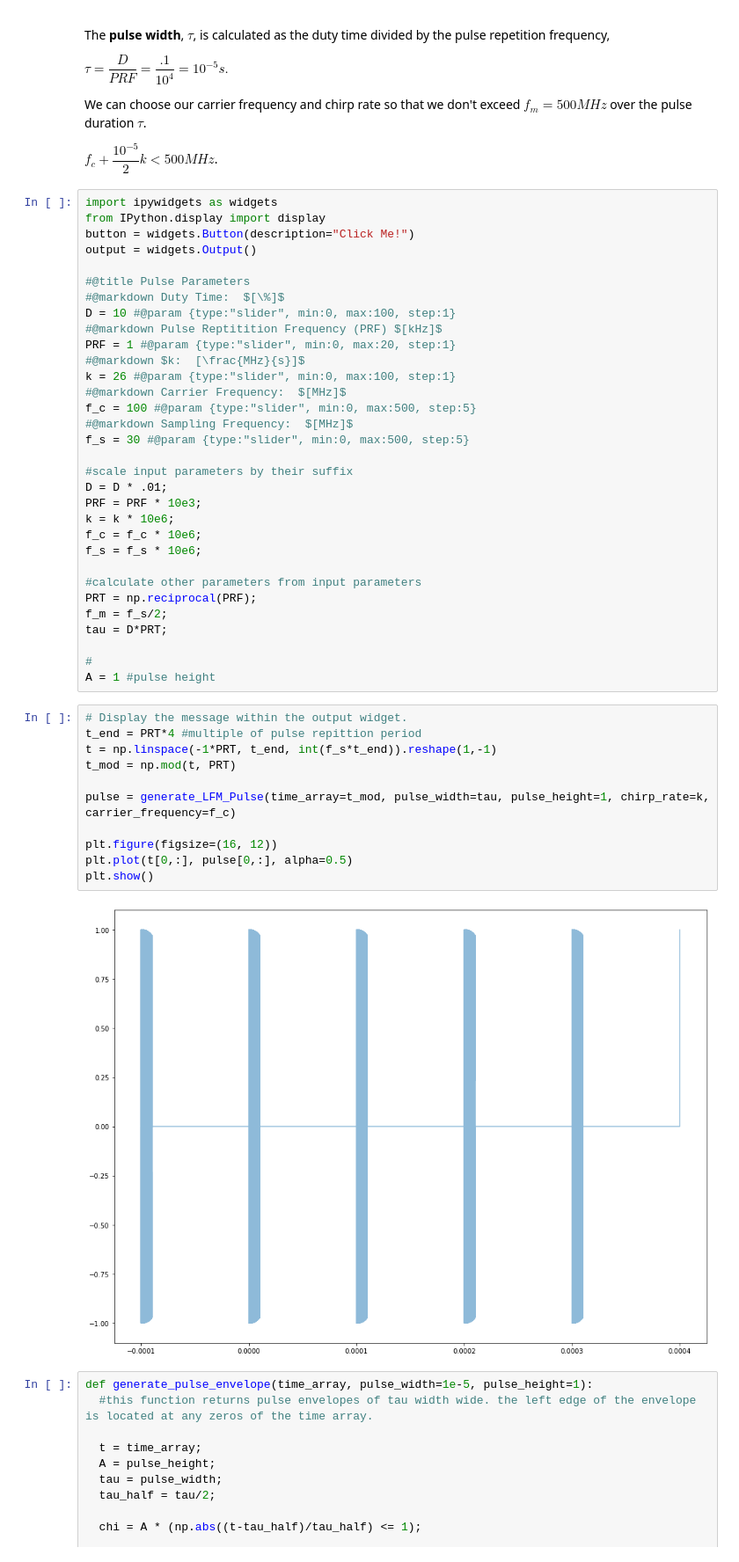
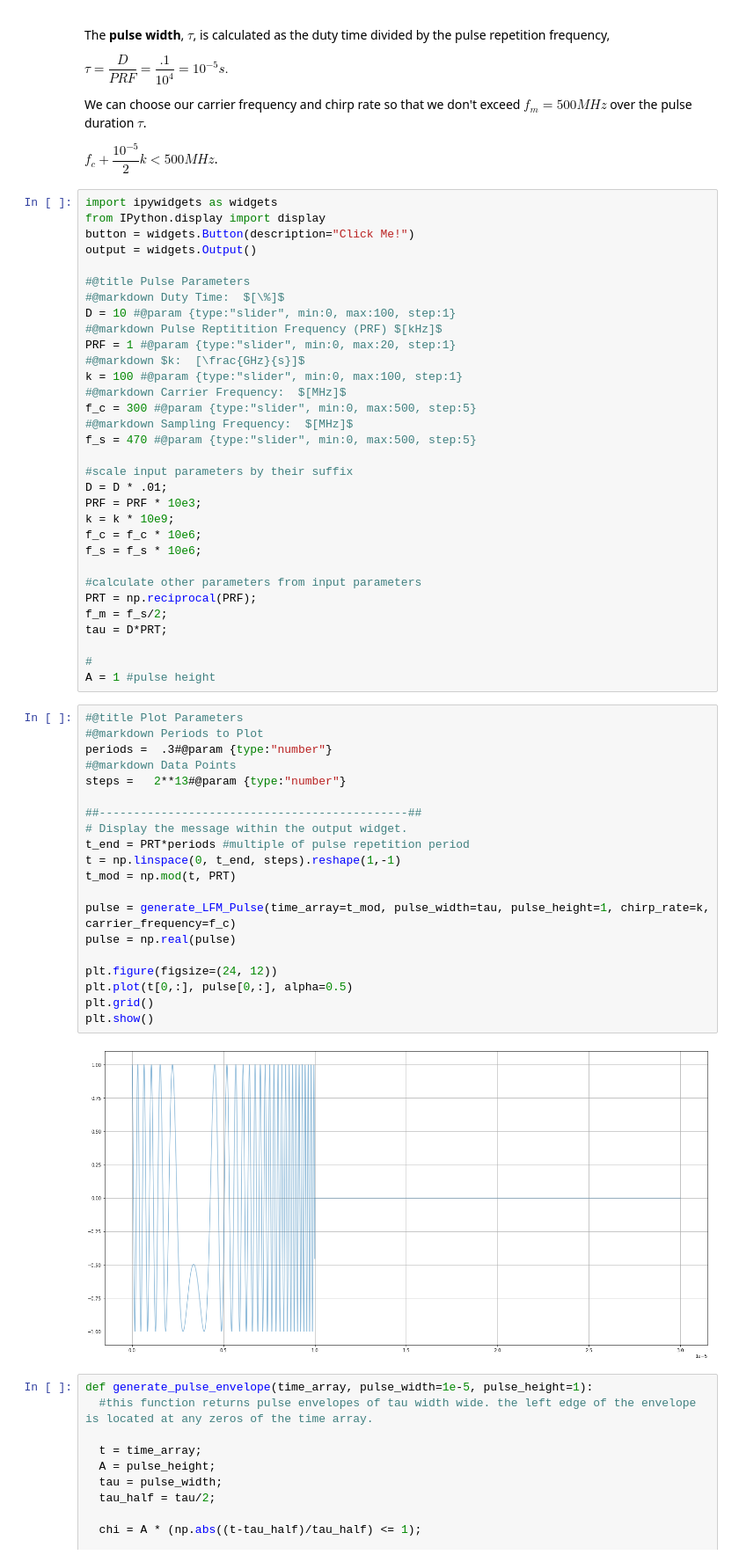
Before and after one commit to psukphranee/SAR, a Jupyter notebook: SAR_Revision_1.ipynb, the cells around one changed output. Shown at 88% size. Drawn from its saved outputs; the diff is of its cells as text.

```diff
--- a/SAR_Revision_1.ipynb
+++ b/SAR_Revision_1.ipynb
@@ -50,17 +53,17 @@ output = widgets.Output()
 D = 10 #@param {type:"slider", min:0, max:100, step:1}
 #@markdown Pulse Reptitition Frequency (PRF) $[kHz]$
 PRF = 1 #@param {type:"slider", min:0, max:20, step:1}
-#@markdown $k:  [\frac{MHz}{s}]$
-k = 26 #@param {type:"slider", min:0, max:100, step:1}
+#@markdown $k:  [\frac{GHz}{s}]$
+k = 100 #@param {type:"slider", min:0, max:100, step:1}
 #@markdown Carrier Frequency:  $[MHz]$
-f_c = 100 #@param {type:"slider", min:0, max:500, step:5}
+f_c = 300 #@param {type:"slider", min:0, max:500, step:5}
 #@markdown Sampling Frequency:  $[MHz]$
-f_s = 30 #@param {type:"slider", min:0, max:500, step:5}
+f_s = 470 #@param {type:"slider", min:0, max:500, step:5}
 
 #scale input parameters by their suffix
 D = D * .01;
 PRF = PRF * 10e3;
-k = k * 10e6;
+k = k * 10e9;
 f_c = f_c * 10e6;
 f_s = f_s * 10e6;
 
@@ -72,18 +75,27 @@ tau = D*PRT;
 #
 A = 1 #pulse height
 # %%
+#@title Plot Parameters
+#@markdown Periods to Plot
+periods =  .3#@param {type:"number"}
+#@markdown Data Points
+steps =   2**13#@param {type:"number"}
+
+##---------------------------------------------##
 # Display the message within the output widget.
-t_end = PRT*4 #multiple of pulse repittion period
-t = np.linspace(-1*PRT, t_end, int(f_s*t_end)).reshape(1,-1)
+t_end = PRT*periods #multiple of pulse repetition period
+t = np.linspace(0, t_end, steps).reshape(1,-1)
 t_mod = np.mod(t, PRT)
 
 pulse = generate_LFM_Pulse(time_array=t_mod, pulse_width=tau, pulse_height=1, chirp_rate=k, carrier_frequency=f_c)
+pulse = np.real(pulse)
 
-plt.figure(figsize=(16, 12))
+plt.figure(figsize=(24, 12))
 plt.plot(t[0,:], pulse[0,:], alpha=0.5)
+plt.grid()
 plt.show()
 # %% [output]
-[figure, old version]
+[figure, new version]
 # %%
 def generate_pulse_envelope(time_array, pulse_width=1e-5, pulse_height=1):
   #this function returns pulse envelopes of tau width wide. the left edge of the envelope is located at any zeros of the time array.
```
Also changed, not shown: parts of 1 cell of this notebook.
